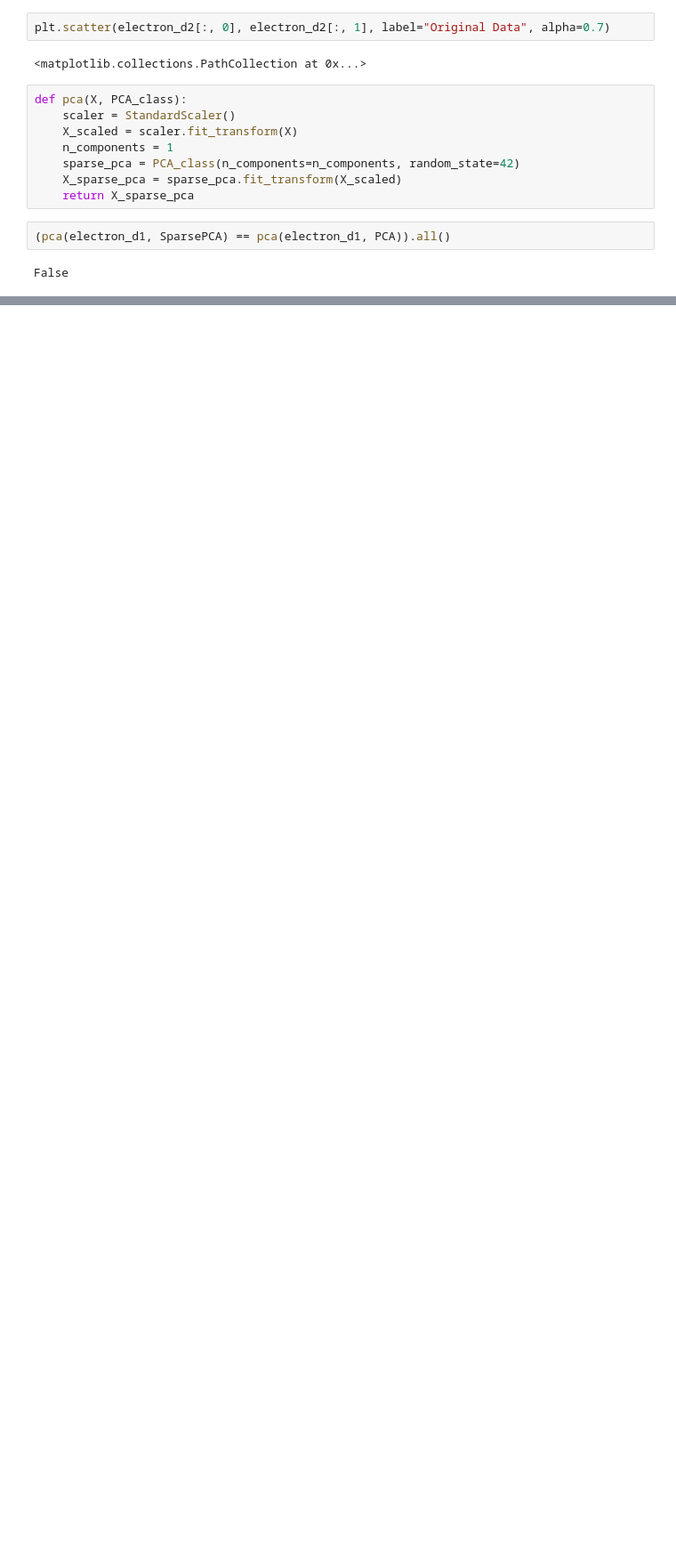
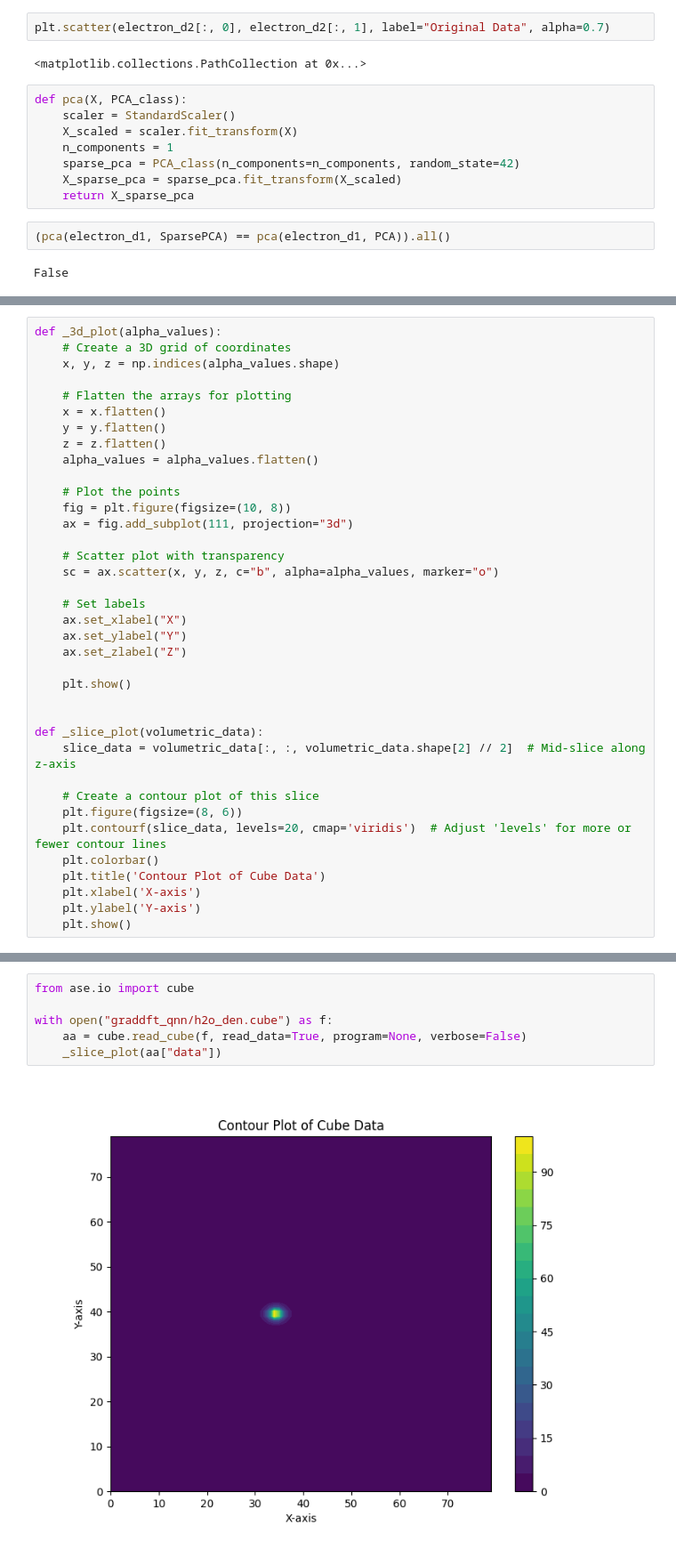
Before and after one commit to minhtriet/graddft-qnn, a Jupyter notebook: eda.ipynb, the cells around one changed output, grey strips where cells are left out. Shown: that part at 89% size. Saved outputs shown, nothing was run; the diff lists cells and outputs as text; blank space fills up the shorter version.

Commit message:
add slice plot, some gates

```diff
--- a/eda.ipynb
+++ b/eda.ipynb
@@ -108,5 +112,42 @@ def _3d_plot(alpha_values):
 
     plt.show()
+# %%
+def _3d_plot(alpha_values):
+    # Create a 3D grid of coordinates
+    x, y, z = np.indices(alpha_values.shape)
+
+    # Flatten the arrays for plotting
+    x = x.flatten()
+    y = y.flatten()
+    z = z.flatten()
+    alpha_values = alpha_values.flatten()
+
+    # Plot the points
+    fig = plt.figure(figsize=(10, 8))
+    ax = fig.add_subplot(111, projection="3d")
+
+    # Scatter plot with transparency
+    sc = ax.scatter(x, y, z, c="b", alpha=alpha_values, marker="o")
+
+    # Set labels
+    ax.set_xlabel("X")
+    ax.set_ylabel("Y")
+    ax.set_zlabel("Z")
+
+    plt.show()
+
+
+def _slice_plot(volumetric_data):
+    slice_data = volumetric_data[:, :, volumetric_data.shape[2] // 2]  # Mid-slice along z-axis
+
+    # Create a contour plot of this slice
+    plt.figure(figsize=(8, 6))
+    plt.contourf(slice_data, levels=20, cmap='viridis')  # Adjust 'levels' for more or fewer contour lines
+    plt.colorbar()
+    plt.title('Contour Plot of Cube Data')
+    plt.xlabel('X-axis')
+    plt.ylabel('Y-axis')
+    plt.show()
 # %%
 from ase.io import cube
 
@@ -116,2 +157,10 @@ with open("graddft_qnn/h2o_den.cube") as f:
 # %% [output]
 [figure]
+# %%
+from ase.io import cube
+
+with open("graddft_qnn/h2o_den.cube") as f:
+    aa = cube.read_cube(f, read_data=True, program=None, verbose=False)
+    _slice_plot(aa["data"])
+# %% [output]
+[figure, added]
```
Also changed, not shown: parts of 3 cells of this notebook, 4 other files.
